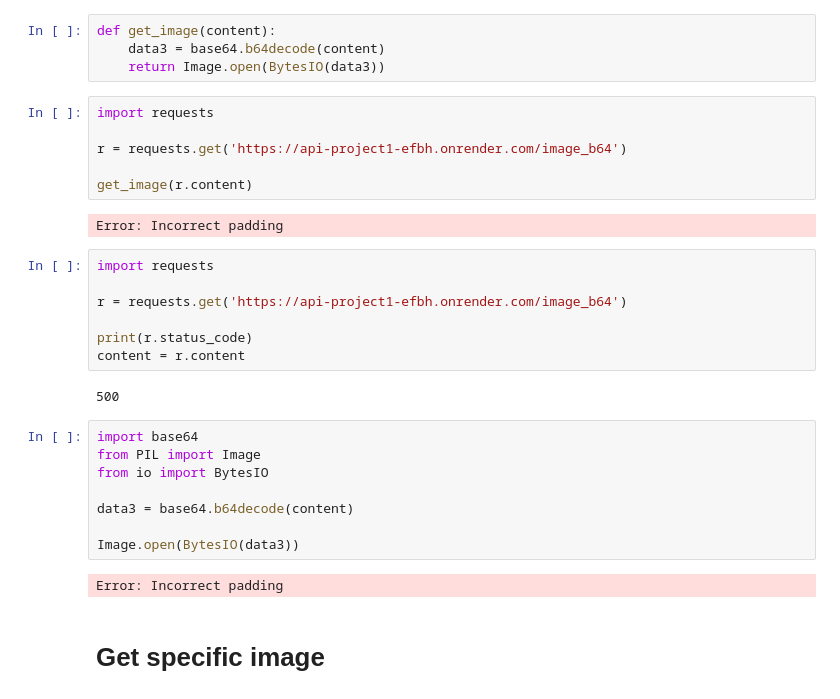
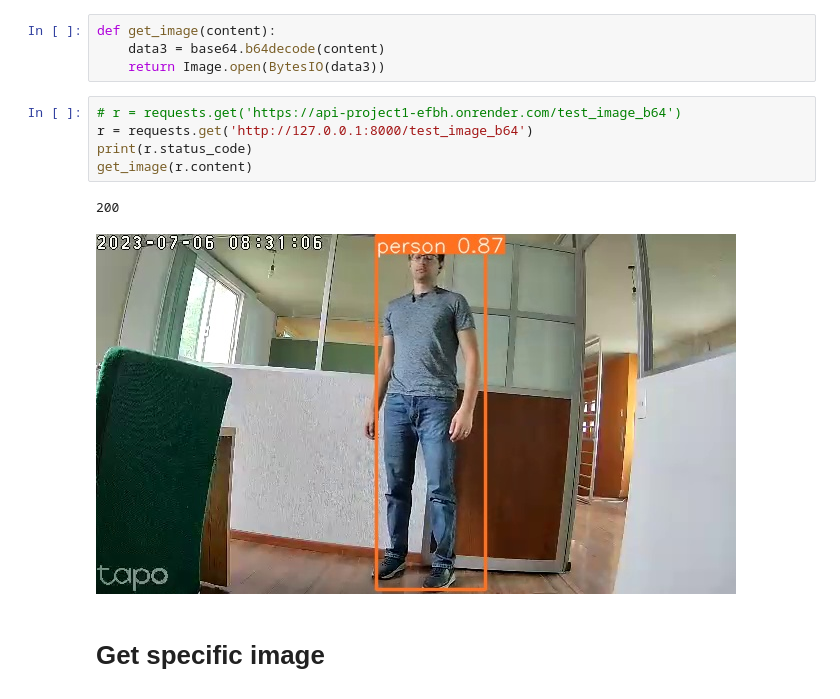
Before and after one commit to EvgeniiZorin/api_project1, a Jupyter notebook: trial.ipynb, the cells around one changed output. Saved outputs shown, nothing was run; the diff lists cells and outputs as text.

```diff
--- a/trial.ipynb
+++ b/trial.ipynb
@@ -13,31 +12,12 @@ def get_image(content):
     data3 = base64.b64decode(content)
     return Image.open(BytesIO(data3))
 # %%
-import requests
-
-r = requests.get('https://api-project1-efbh.onrender.com/image_b64')
-
+# r = requests.get('https://api-project1-efbh.onrender.com/test_image_b64')
+r = requests.get('http://127.0.0.1:8000/test_image_b64')
+print(r.status_code)
 get_image(r.content)
 # %% [output]
-Error: Incorrect padding
+200
+[figure, added]
-# %%
-import requests
-
-r = requests.get('https://api-project1-efbh.onrender.com/image_b64')
-
-print(r.status_code)
-content = r.content
-# %% [output]
-500
-# %%
-import base64
-from PIL import Image
-from io import BytesIO
-
-data3 = base64.b64decode(content)
-
-Image.open(BytesIO(data3))
-# %% [output]
-Error: Incorrect padding
 # %% [markdown]
 # Get specific image
```
Also changed, not shown: parts of 4 cells of this notebook, 2 other files.
